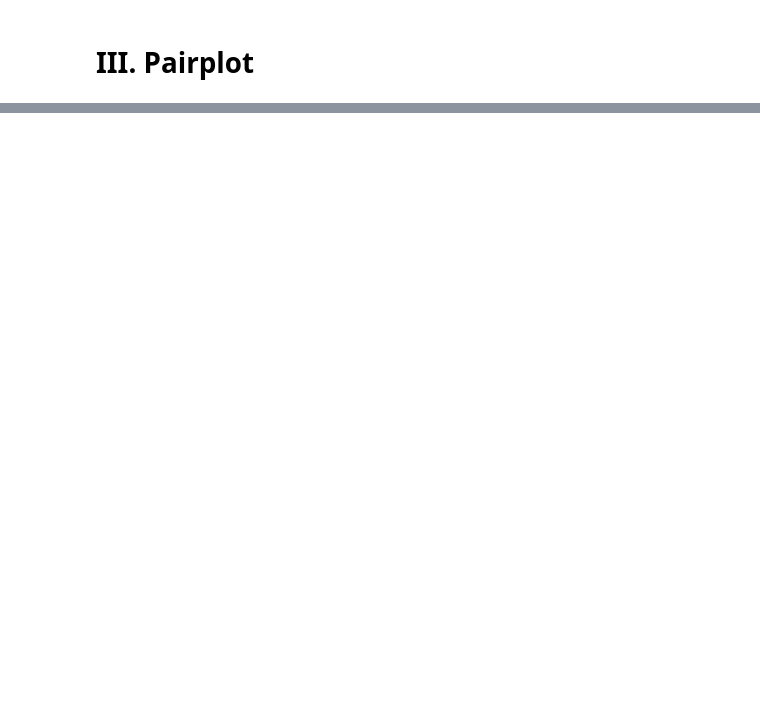
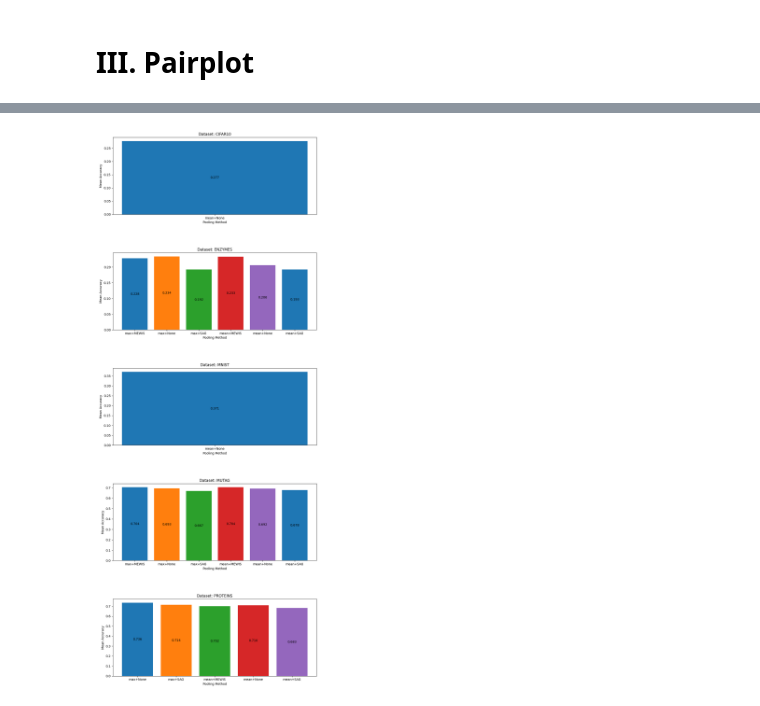
Before and after one commit to AntoineTSP/ML_research_seminar, a Jupyter notebook: Visualisation/Resultats_graphiques_GNN.ipynb, the cells around one changed output, grey strips where cells are left out. Cells and saved outputs as stored; diff of their text form; code cells hidden in the pictures; blank space fills up the shorter version.

```diff
--- a/Visualisation/Resultats_graphiques_GNN.ipynb
+++ b/Visualisation/Resultats_graphiques_GNN.ipynb
@@ -88,0 +152,49 @@ plot_acc_parameters(list_dict)
+# %%
+data = list_dict
+
+# Organize data by dataset
+data_by_dataset = {}
+for entry in data:
+    dataset = entry['dataset']
+    if dataset not in data_by_dataset:
+        data_by_dataset[dataset] = []
+    data_by_dataset[dataset].append(entry)
+
+colors = [plt.get_cmap('tab10')(i) for i in range(5)]
+
+# Adjust figsize for better spacing or leave as is for manual adjustment later
+fig, axes = plt.subplots(nrows=len(data_by_dataset), ncols=1, figsize=(10, len(data_by_dataset)*5), squeeze=False)
+axes = axes.flatten()
+
+for ax, (dataset, records) in zip(axes, data_by_dataset.items()):
+    pooling_methods = np.unique([record['pooling'] for record in records])
+    mean_accuracies = {pol: [] for pol in pooling_methods}
+
+    for record in records:
+        pol = record['pooling']
+        mean_accuracies[pol].append(record['mean_accuracy'])
+
+    mean_accuracies = list(map(lambda l: sum(l)/len(l), mean_accuracies.values()))
+
+    if len(pooling_methods) > len(colors):
+        colors = colors * (len(pooling_methods) // len(colors) + 1)
+
+    bars = ax.bar(pooling_methods, mean_accuracies, color=colors[:len(pooling_methods)])
+    ax.set_title(f'Dataset: {dataset}')
+    ax.set_ylabel('Mean Accuracy')
+    ax.set_xlabel('Pooling Method')
+    ax.set_xticks(range(len(pooling_methods)))
+
+    for bar, acc in zip(bars, mean_accuracies):
+        height = bar.get_height()
+        ax.annotate(f"{acc:.3f}", (bar.get_x() + bar.get_width() / 2, height/2),
+                    textcoords="offset points", xytext=(0,0),
+                    ha='center', va='center', rotation=0)
+
+# Adjust the spacing after creating subplots
+plt.tight_layout()
+plt.subplots_adjust(hspace=0.5)  # You can adjust this value as needed
+
+plt.show()
+# %% [output]
+[figure, added]
```
Also changed, not shown: parts of 23 cells of this notebook, 1 other file.
